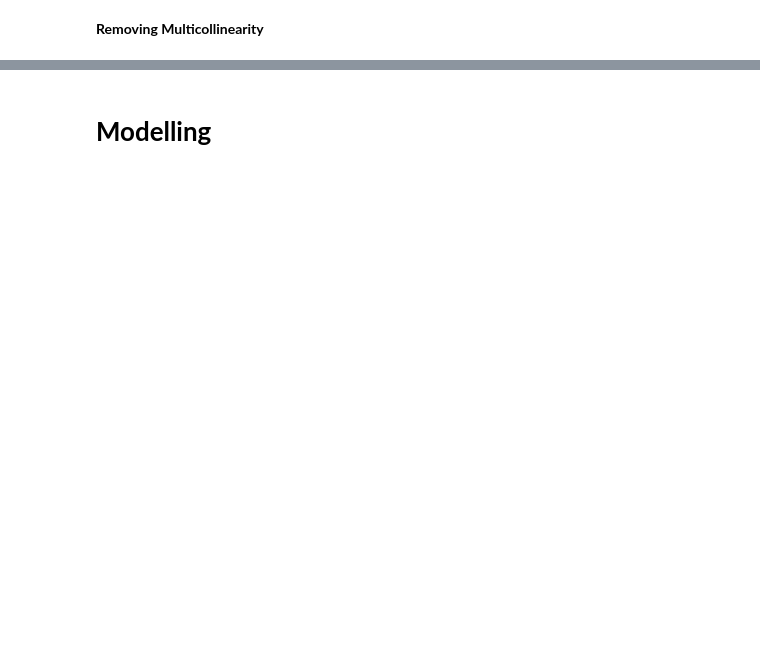
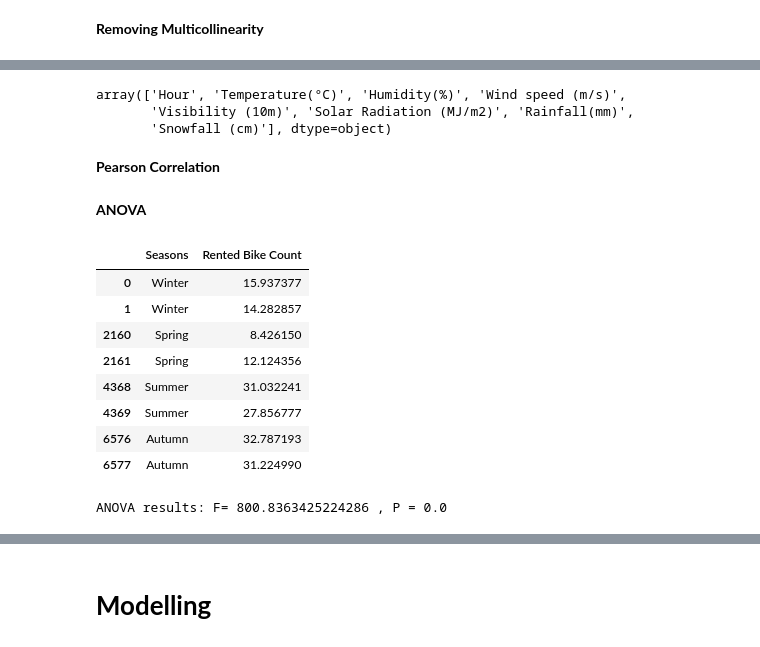
Before and after one commit to RupeshSharma14/Bike-Sharing-Demand-Prediction, a Jupyter notebook: Bike_Sharing_Demand_Prediction_Capstone_Project.ipynb, the cells around one changed output, grey strips where cells are left out. Cells and saved outputs as stored; diff of their text form; code cells hidden in the pictures; blank space fills up the shorter version.

```diff
--- a/Bike_Sharing_Demand_Prediction_Capstone_Project.ipynb
+++ b/Bike_Sharing_Demand_Prediction_Capstone_Project.ipynb
@@ -411,0 +413,10 @@ bike_df.drop(columns = "Date", inplace = True)
+# %%
+numeric_features
+# %% [output]
+array(['Hour', 'Temperature(°C)', 'Humidity(%)', 'Wind speed (m/s)',
+       'Visibility (10m)', 'Solar Radiation (MJ/m2)', 'Rainfall(mm)',
+       'Snowfall (cm)'], dtype=object)
+# %% [markdown]
+**Pearson Correlation**
+# %% [markdown]
+**ANOVA**
@@ -411,0 +425,21 @@ bike_df.drop(columns = "Date", inplace = True)
+# %%
+anova_df= bike_df[["Seasons", "Rented Bike Count"]].groupby(["Seasons"])
+anova_df.head(2)
+# %% [output]
+|  | Seasons | Rented Bike Count |
+| 0 | Winter | 15.937377 |
+| 1 | Winter | 14.282857 |
+| 2160 | Spring | 8.426150 |
+| 2161 | Spring | 12.124356 |
+| 4368 | Summer | 31.032241 |
+| 4369 | Summer | 27.856777 |
+| 6576 | Autumn | 32.787193 |
+| 6577 | Autumn | 31.224990 |
+# %%
+# ANOVA
+f_val, p_val = stats.f_oneway(anova_df.get_group("Winter")["Rented Bike Count"], anova_df.get_group("Spring")["Rented Bike Count"],
+                              anova_df.get_group("Summer")["Rented Bike Count"], anova_df.get_group("Autumn")["Rented Bike Count"])
+
+print( "ANOVA results: F=", f_val, ", P =", p_val)
+# %% [output]
+ANOVA results: F= 800.8363425224286 , P = 0.0
```
Also changed, not shown: parts of 36 cells of this notebook.
